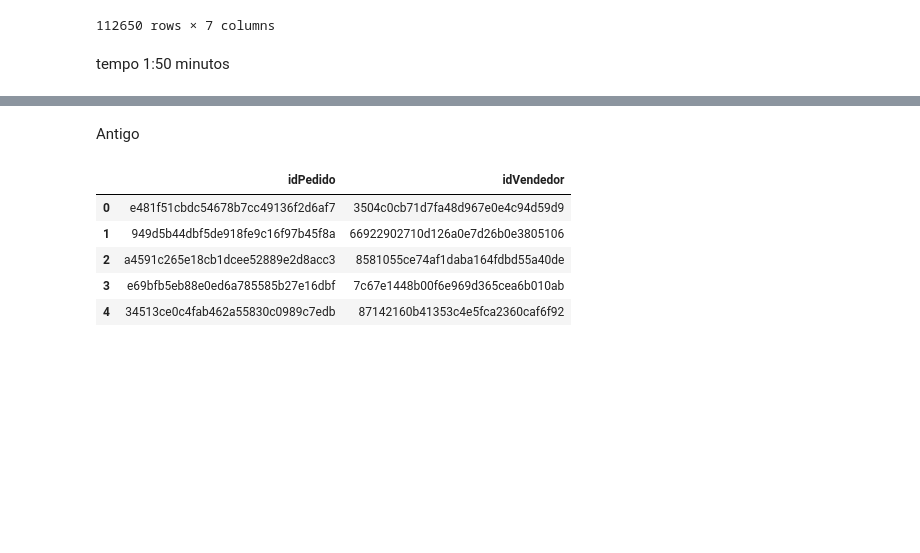
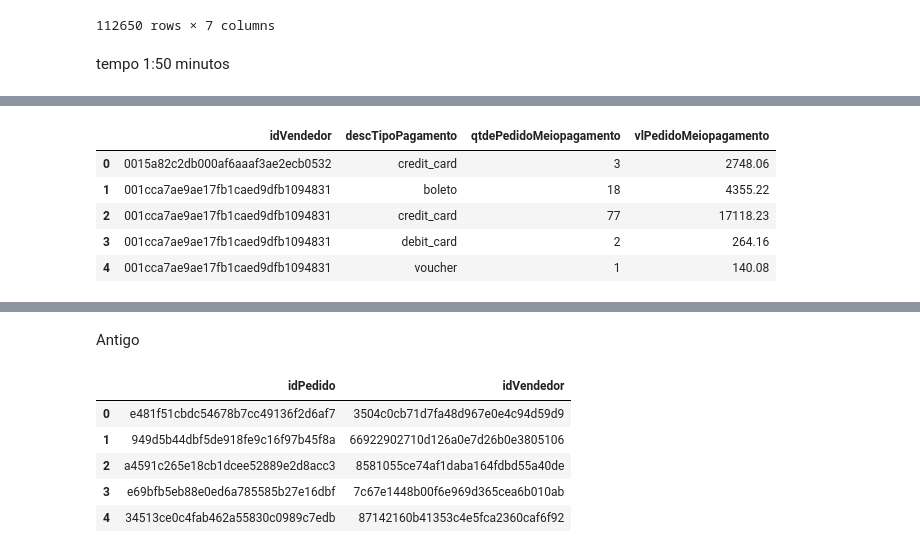
Before and after one commit to eduardo-almeida/portfolio, a Jupyter notebook: Machine Learning - Teo Calvo/ETL.ipynb, the cells around one changed output, grey strips where cells are left out. Drawn from its saved outputs; the diff is of its cells as text; code cells hidden in the pictures; blank space fills up the shorter version.

```diff
--- a/Machine Learning - Teo Calvo/ETL.ipynb
+++ b/Machine Learning - Teo Calvo/ETL.ipynb
@@ -227,0 +272,9 @@ tempo 1:50 minutos
+# %%
+tb_group.head()
+# %% [output]
+|  | idVendedor | descTipoPagamento | qtdePedidoMeiopagamento | vlPedidoMeiopagamento |
+| 0 | 0015a82c2db000af6aaaf3ae2ecb0532 | credit_card | 3 | 2748.06 |
+| 1 | 001cca7ae9ae17fb1caed9dfb1094831 | boleto | 18 | 4355.22 |
+| 2 | 001cca7ae9ae17fb1caed9dfb1094831 | credit_card | 77 | 17118.23 |
+| 3 | 001cca7ae9ae17fb1caed9dfb1094831 | debit_card | 2 | 264.16 |
+| 4 | 001cca7ae9ae17fb1caed9dfb1094831 | voucher | 1 | 140.08 |
```
Also changed, not shown: parts of 9 cells of this notebook.
